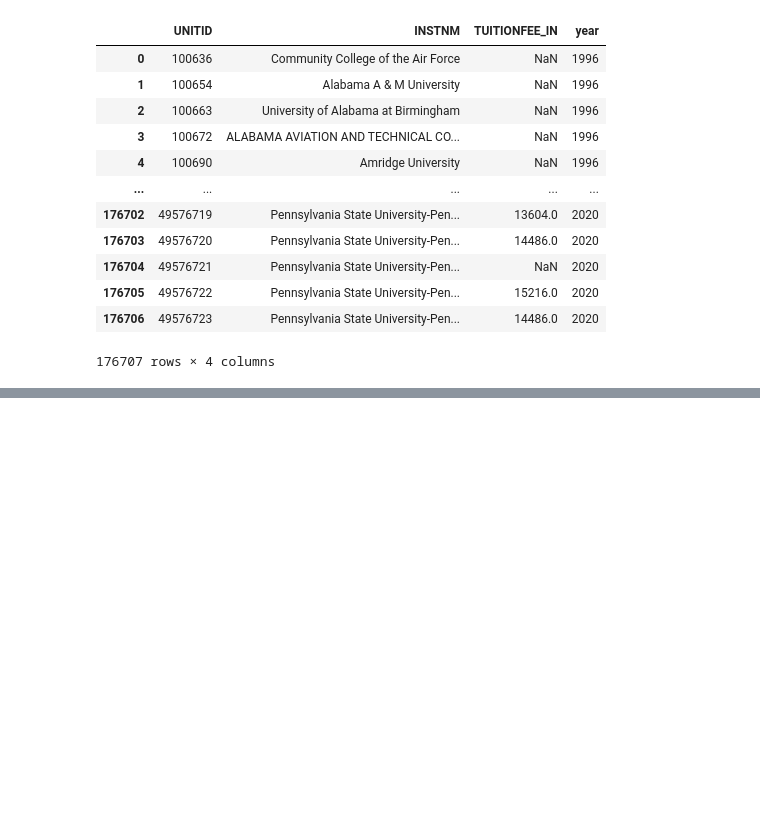
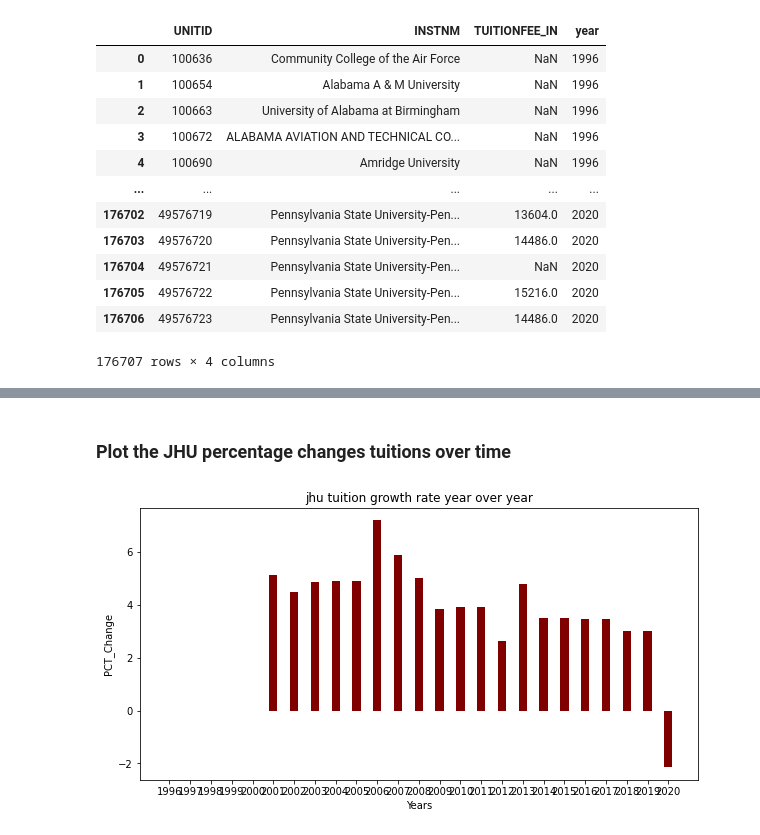
Before and after one commit to Ishani-Patel/data690_fall2022, a Jupyter notebook: assignment_06/assignment_06.ipynb, the cells around one changed output, grey strips where cells are left out. Drawn from its saved outputs; the diff is of its cells as text; code cells hidden in the pictures; blank space fills up the shorter version.

```diff
--- a/assignment_06/assignment_06.ipynb
+++ b/assignment_06/assignment_06.ipynb
@@ -473,0 +517,2 @@ for i in range(len(tutionfee_list)):<br>
+# %%
+tutionfee_list_jhu=df_jhu.TUITIONFEE_IN.values.tolist()
@@ -473,0 +547,15 @@ for i in range(len(tutionfee_list)):<br>
+# %% [markdown]
+### Plot the JHU percentage changes tuitions over time
+# %%
+year_xaxis=df_jhu.year.values.tolist()
+pct_yaxis_jhu=df_jhu.PCT_CHANGE.values.tolist()
+# %%
+fig = plt.figure(figsize = (10, 5))
+plt.bar(year_xaxis, pct_yaxis_jhu, color ='maroon',
+        width = 0.4)
+plt.xlabel("Years")
+plt.ylabel("PCT_Change")
+plt.title("jhu tuition growth rate year over year")
+plt.show()
+# %% [output]
+[figure, added]
```
Also changed, not shown: parts of 27 cells of this notebook.
